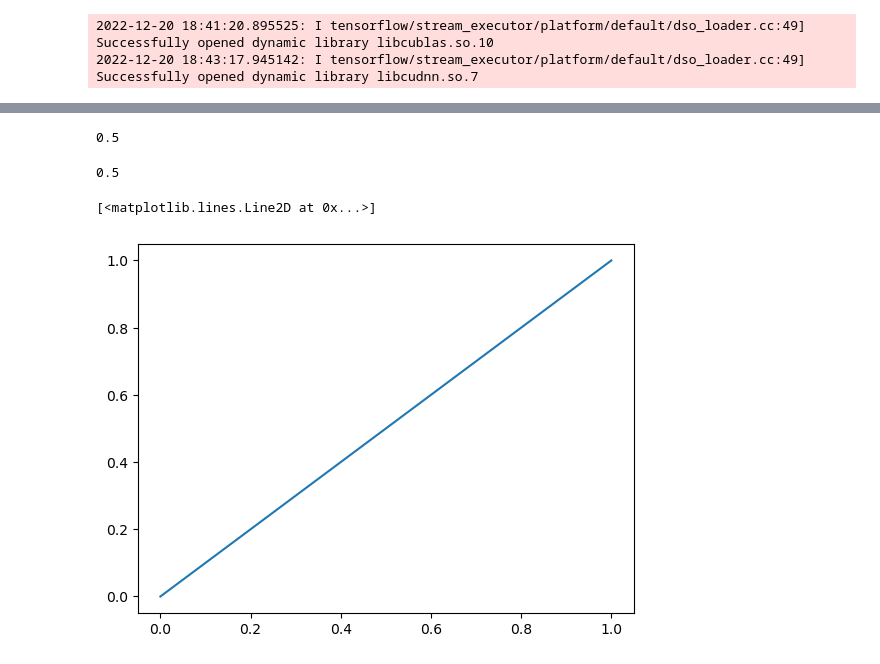
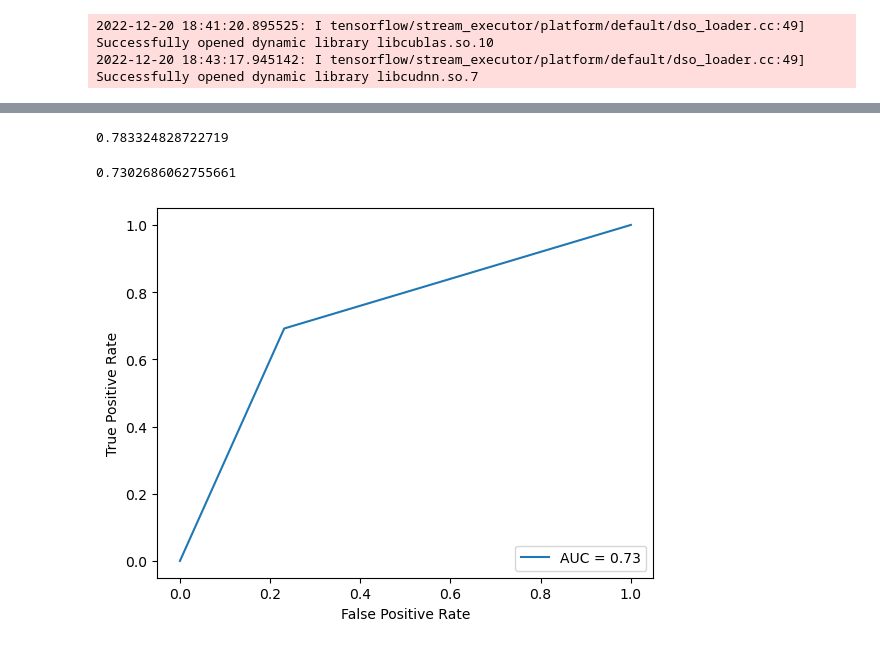
Before and after one commit to chayansraj/Vision-Transformer-Research, a Jupyter notebook: vgg19/VGG19.ipynb, the cells around one changed output, grey strips where cells are left out. Cells and saved outputs as stored; diff of their text form; code cells hidden in the pictures.

```diff
--- a/vgg19/VGG19.ipynb
+++ b/vgg19/VGG19.ipynb
@@ -165,3 +162,3 @@ AttributeError: 'NoneType' object has no attribute 'save'
 # %%
-reconstructed_model = keras.models.load_model("vgg16")
+reconstructed_model = keras.models.load_model("saved_model")
 # %% [output]
@@ -181,13 +189,16 @@ fpr, tpr, thresholds = roc_curve(test_data.classes, predcited_classes)
 # %%
 roc_auc_score(test_data.classes, predicted_probs )
 # %% [output]
-0.5
+0.783324828722719
 # %%
 roc_auc_score(test_data.classes, predcited_classes )
 # %% [output]
-0.5
+0.7302686062755661
 # %%
-plt.plot(fpr,tpr)
+roc_auc = auc(fpr, tpr)
-# %% [output]
-[<matplotlib.lines.Line2D at 0x...>]
-[figure, removed]
+# %%
+display = RocCurveDisplay(fpr=fpr,tpr=tpr, roc_auc=roc_auc)
+display.plot()
+plt.show()
+# %% [output]
+[figure, added]
```
Also changed, not shown: parts of 7 cells of this notebook, 1 other file.
